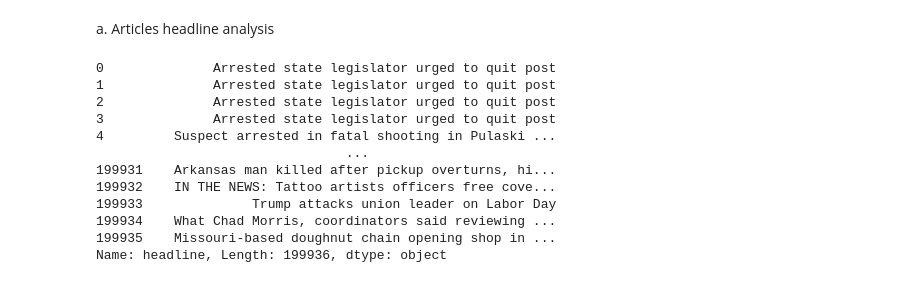
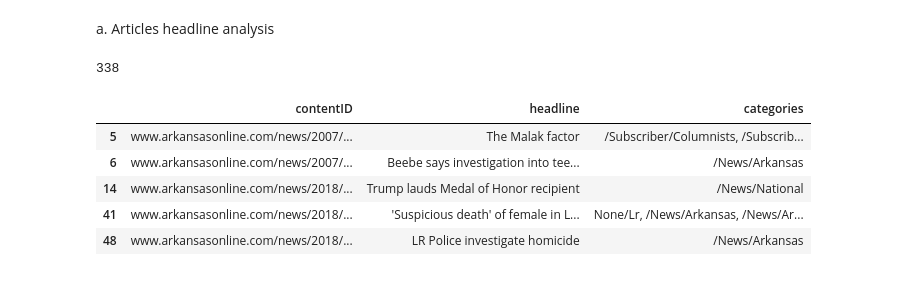
Before and after one commit to choushuiguo325/Recommendation_System_New_York_Times, a Jupyter notebook: static/NLP_EDA.ipynb, the cells around one changed output. Cells and saved outputs as stored; diff of their text form; code cells hidden in the pictures.

```diff
--- a/static/NLP_EDA.ipynb
+++ b/static/NLP_EDA.ipynb
@@ -683,15 +680,0 @@ content_df
-# %%
-train_df['headline'].
-# %% [output]
-0              Arrested state legislator urged to quit post
-1              Arrested state legislator urged to quit post
-2              Arrested state legislator urged to quit post
-3              Arrested state legislator urged to quit post
-4         Suspect arrested in fatal shooting in Pulaski ...
-                                ...
-199931    Arkansas man killed after pickup overturns, hi...
-199932    IN THE NEWS: Tattoo artists officers free cove...
-199933              Trump attacks union leader on Labor Day
-199934    What Chad Morris, coordinators said reviewing ...
-199935    Missouri-based doughnut chain opening shop in ...
-Name: headline, Length: 199936, dtype: object
@@ -697,0 +684,22 @@ Name: headline, Length: 199936, dtype: object
+# %%
+def intersection(lst1, lst2):
+    lst3 = [value for value in lst2 if value in lst1]
+    return lst3
+train_articles = list(train_articles_df['contentID'].unique())
+val_articles = list(val_articles_df['contentID'].unique())
+val_old_articles = intersection(train_articles, val_articles)
+len(val_old_articles)
+# %% [output]
+338
+# %%
+val_new_articles_df = val_articles_df[~val_articles_df['contentID'].isin(val_old_articles)]
+val_old_articles_df = val_articles_df[val_articles_df['contentID'].isin(val_old_articles)]
+# %%
+val_new_articles_df.head() # 1515 new articles
+# %% [output]
+|  | contentID | headline | categories |
+| 5 | www.arkansasonline.com/news/2007/... | The Malak factor | /Subscriber/Columnists, /Subscrib... |
+| 6 | www.arkansasonline.com/news/2007/... | Beebe says investigation into tee... | /News/Arkansas |
+| 14 | www.arkansasonline.com/news/2018/... | Trump lauds Medal of Honor recipient | /News/National |
+| 41 | www.arkansasonline.com/news/2018/... | 'Suspicious death' of female in L... | None/Lr, /News/Arkansas, /News/Ar... |
+| 48 | www.arkansasonline.com/news/2018/... | LR Police investigate homicide | /News/Arkansas |
```
Also changed, not shown: parts of 30 cells of this notebook.
